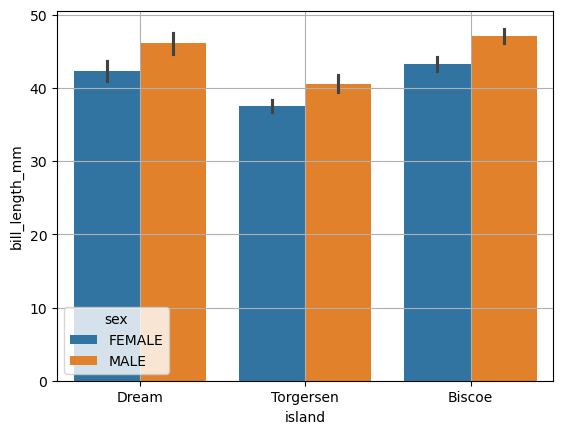
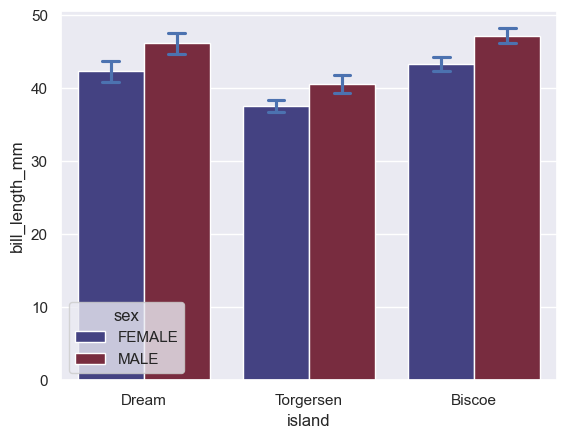
The notebook cell's code change between the first figure and the second:
--- before
+++ after
@@ -1,4 +1,5 @@
+sns.set(style="darkgrid")
 order_1 = ['Dream', 'Torgersen', 'Biscoe']
-sns.barplot(x="island", y="bill_length_mm", data=var, hue="sex", order=order_1, hue_order=['FEMALE', 'MALE'])
-plt.grid()
+sns.barplot(x="island", y="bill_length_mm", data=var, hue="sex", order=order_1, hue_order=['FEMALE', 'MALE'], 
+            palette="icefire", saturation=100, errcolor="b", capsize=0.2, dodge=True, alpha=1)
 plt.show()

Commit: complete bar plot